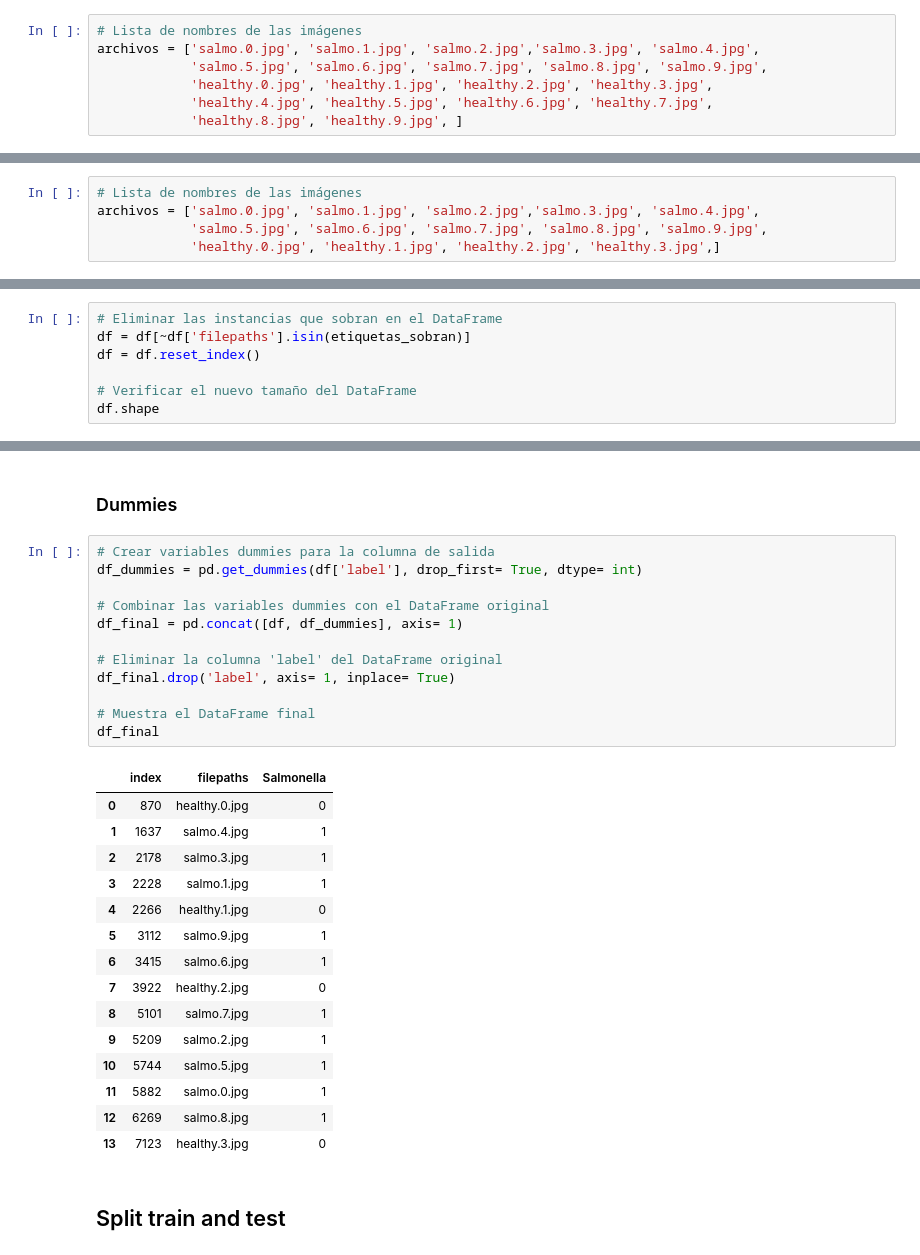
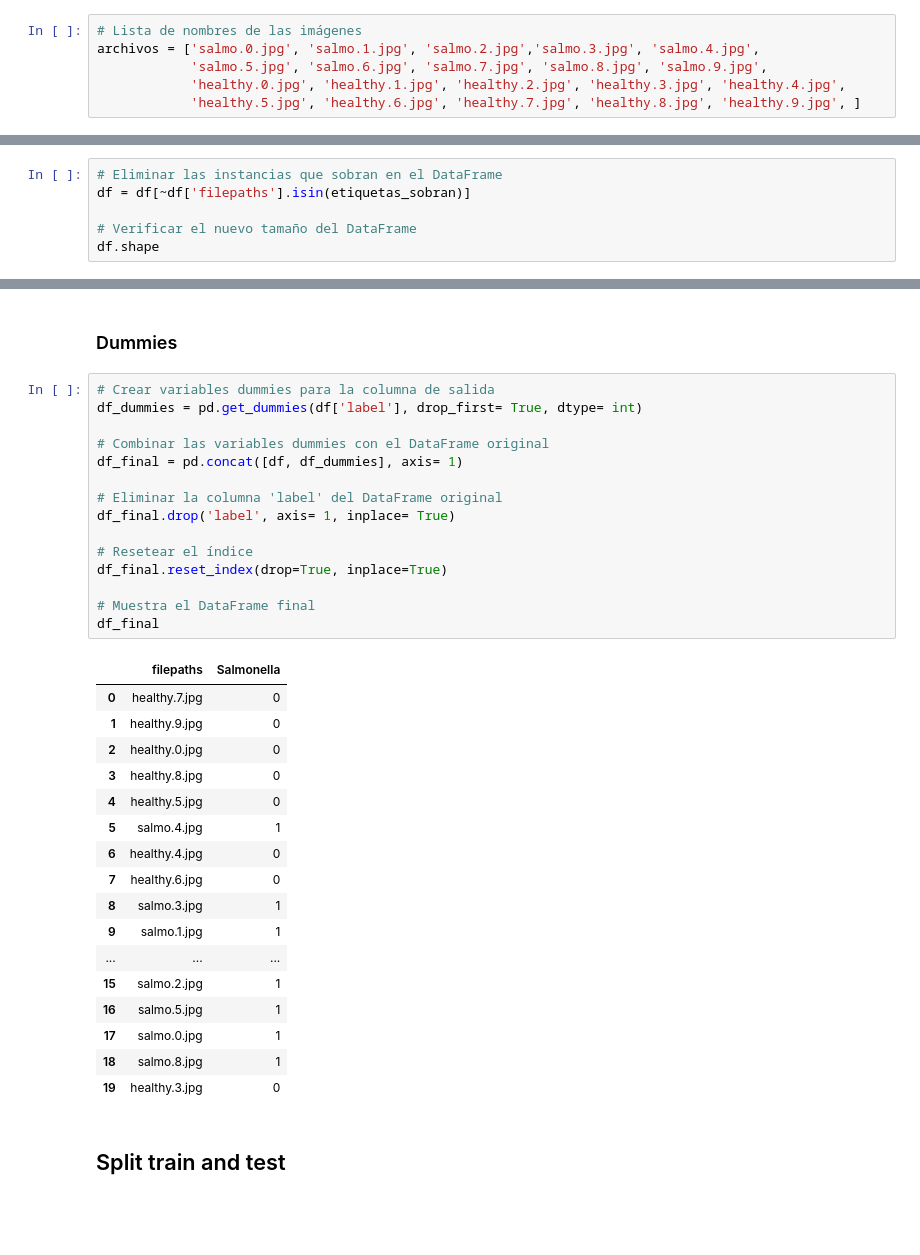
Before and after one commit to melissaortegaa/monografia, a Jupyter notebook: ME03_data_preparation_collab.ipynb, the cells around one changed output, grey strips where cells are left out. Cells and saved outputs as stored; diff of their text form; blank space fills up the shorter version.

```diff
--- a/ME03_data_preparation_collab.ipynb
+++ b/ME03_data_preparation_collab.ipynb
@@ -196,9 +194,8 @@ Se carga una lista de 20 figuras de muestra. El data set original contien 5028 i
 # Lista de nombres de las imágenes
 archivos = ['salmo.0.jpg', 'salmo.1.jpg', 'salmo.2.jpg','salmo.3.jpg', 'salmo.4.jpg',
             'salmo.5.jpg', 'salmo.6.jpg', 'salmo.7.jpg', 'salmo.8.jpg', 'salmo.9.jpg',
-            'healthy.0.jpg', 'healthy.1.jpg', 'healthy.2.jpg', 'healthy.3.jpg',
-            'healthy.4.jpg', 'healthy.5.jpg', 'healthy.6.jpg', 'healthy.7.jpg',
-            'healthy.8.jpg', 'healthy.9.jpg', ]
+            'healthy.0.jpg', 'healthy.1.jpg', 'healthy.2.jpg', 'healthy.3.jpg', 'healthy.4.jpg',
+            'healthy.5.jpg', 'healthy.6.jpg', 'healthy.7.jpg', 'healthy.8.jpg', 'healthy.9.jpg', ]
 # %%
 # Análisis exploratorio de las imágenes
 
@@ -303,11 +300,6 @@ Al ejecutar la celda que presenta las imágenes aleatorias, se han evidenciado a
 No es necesario realizar un aumento de datos. El data set se encuentra bastante balanceado y las imágenes disponbiles son suficientes para avanzar con el proyecto. Más adelante, se sugiere verificar esta hipótesis.
 # %% [markdown]
 #### Estandarizar y redimensionar
-# %%
-# Lista de nombres de las imágenes
-archivos = ['salmo.0.jpg', 'salmo.1.jpg', 'salmo.2.jpg','salmo.3.jpg', 'salmo.4.jpg',
-            'salmo.5.jpg', 'salmo.6.jpg', 'salmo.7.jpg', 'salmo.8.jpg', 'salmo.9.jpg',
-            'healthy.0.jpg', 'healthy.1.jpg', 'healthy.2.jpg', 'healthy.3.jpg',]
 # %%
 # Crear lista de imágenes transformadas
 lista_img = []
@@ -370,7 +365,6 @@ Las imágenes que no se encuentran en la carpeta descargada: ['salmo.647.jpg', '
 # %%
 # Eliminar las instancias que sobran en el DataFrame
 df = df[~df['filepaths'].isin(etiquetas_sobran)]
-df = df.reset_index()
 
 # Verificar el nuevo tamaño del DataFrame
 df.shape
@@ -406,31 +385,36 @@ Cada elemento de la lista es una matriz NumPy de (224,224,3). Es decir, una imá
 # %%
 # Crear variables dummies para la columna de salida
 df_dummies = pd.get_dummies(df['label'], drop_first= True, dtype= int)
 
 # Combinar las variables dummies con el DataFrame original
 df_final = pd.concat([df, df_dummies], axis= 1)
 
 # Eliminar la columna 'label' del DataFrame original
 df_final.drop('label', axis= 1, inplace= True)
 
+# Resetear el índice
+df_final.reset_index(drop=True, inplace=True)
+
 # Muestra el DataFrame final
 df_final
 # %% [output]
-|  | index | filepaths | Salmonella |
-| 0 | 870 | healthy.0.jpg | 0 |
-| 1 | 1637 | salmo.4.jpg | 1 |
-| 2 | 2178 | salmo.3.jpg | 1 |
-| 3 | 2228 | salmo.1.jpg | 1 |
-| 4 | 2266 | healthy.1.jpg | 0 |
-| 5 | 3112 | salmo.9.jpg | 1 |
-| 6 | 3415 | salmo.6.jpg | 1 |
-| 7 | 3922 | healthy.2.jpg | 0 |
-| 8 | 5101 | salmo.7.jpg | 1 |
-| 9 | 5209 | salmo.2.jpg | 1 |
-| 10 | 5744 | salmo.5.jpg | 1 |
-| 11 | 5882 | salmo.0.jpg | 1 |
-| 12 | 6269 | salmo.8.jpg | 1 |
-| 13 | 7123 | healthy.3.jpg | 0 |
+|  | filepaths | Salmonella |
+| 0 | healthy.7.jpg | 0 |
+| 1 | healthy.9.jpg | 0 |
+| 2 | healthy.0.jpg | 0 |
+| 3 | healthy.8.jpg | 0 |
+| 4 | healthy.5.jpg | 0 |
+| 5 | salmo.4.jpg | 1 |
+| 6 | healthy.4.jpg | 0 |
+| 7 | healthy.6.jpg | 0 |
+| 8 | salmo.3.jpg | 1 |
+| 9 | salmo.1.jpg | 1 |
+| ... | ... | ... |
+| 15 | salmo.2.jpg | 1 |
+| 16 | salmo.5.jpg | 1 |
+| 17 | salmo.0.jpg | 1 |
+| 18 | salmo.8.jpg | 1 |
+| 19 | healthy.3.jpg | 0 |
 # %% [markdown]
 ## Split train and test
 # %%
```
Also changed, not shown: parts of 15 cells of this notebook.
